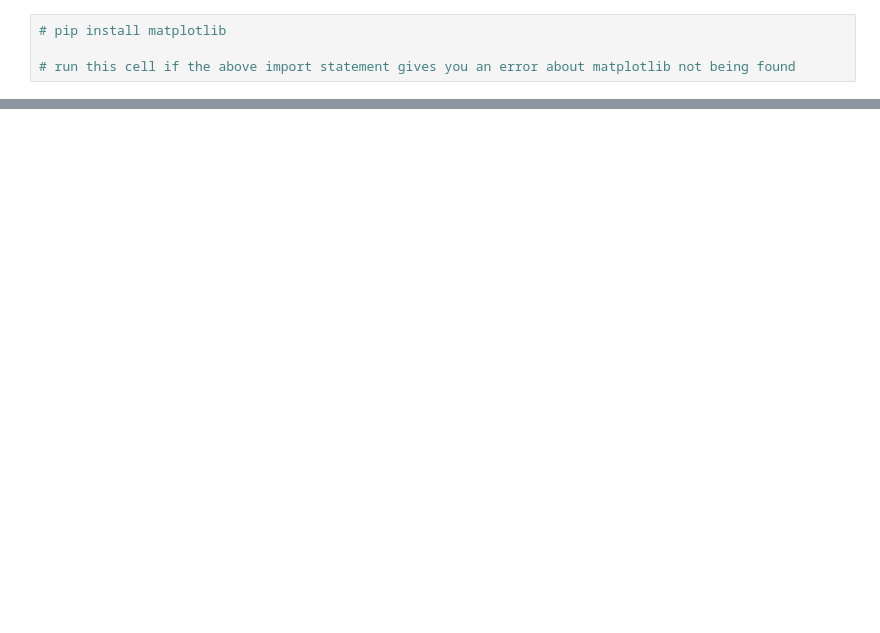
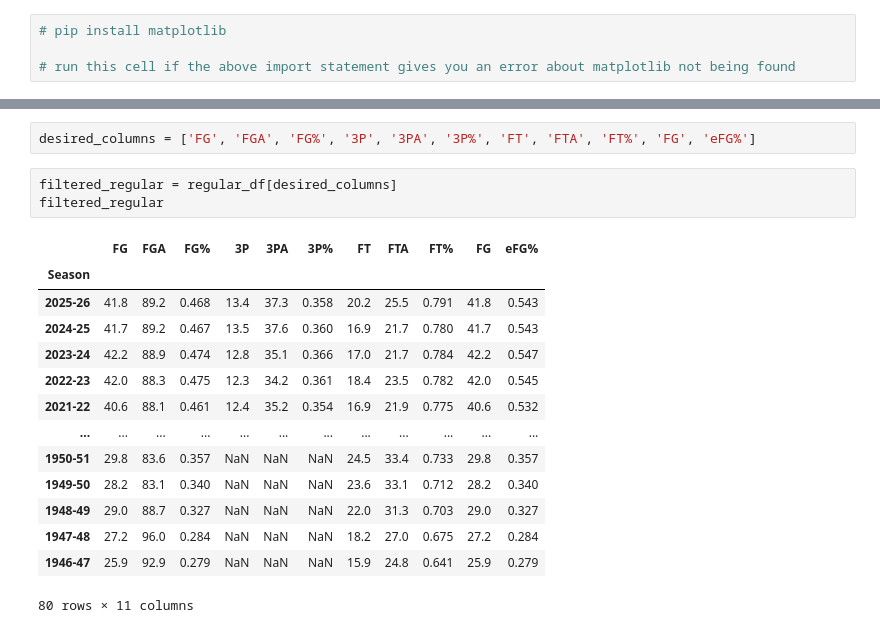
Before and after one commit to AidenLai2305/How-Have-NBA-Trends-Changed-Overtime, a Jupyter notebook: notebook.ipynb, the cells around one changed output, grey strips where cells are left out. Drawn from its saved outputs; the diff is of its cells as text; blank space fills up the shorter version.

```diff
--- a/notebook.ipynb
+++ b/notebook.ipynb
@@ -45,0 +77,20 @@ playoffs_df
+# %%
+desired_columns = ['FG', 'FGA', 'FG%', '3P', '3PA', '3P%', 'FT', 'FTA', 'FT%', 'FG', 'eFG%']
+# %%
+filtered_regular = regular_df[desired_columns]
+filtered_regular
+# %% [output]
+|  | FG | FGA | FG% | 3P | 3PA | 3P% | FT | FTA | FT% | FG | eFG% |
+| Season |  |  |  |  |  |  |  |  |  |  |  |
+| 2025-26 | 41.8 | 89.2 | 0.468 | 13.4 | 37.3 | 0.358 | 20.2 | 25.5 | 0.791 | 41.8 | 0.543 |
+| 2024-25 | 41.7 | 89.2 | 0.467 | 13.5 | 37.6 | 0.360 | 16.9 | 21.7 | 0.780 | 41.7 | 0.543 |
+| 2023-24 | 42.2 | 88.9 | 0.474 | 12.8 | 35.1 | 0.366 | 17.0 | 21.7 | 0.784 | 42.2 | 0.547 |
+| 2022-23 | 42.0 | 88.3 | 0.475 | 12.3 | 34.2 | 0.361 | 18.4 | 23.5 | 0.782 | 42.0 | 0.545 |
+| 2021-22 | 40.6 | 88.1 | 0.461 | 12.4 | 35.2 | 0.354 | 16.9 | 21.9 | 0.775 | 40.6 | 0.532 |
+| ... | ... | ... | ... | ... | ... | ... | ... | ... | ... | ... | ... |
+| 1950-51 | 29.8 | 83.6 | 0.357 | NaN | NaN | NaN | 24.5 | 33.4 | 0.733 | 29.8 | 0.357 |
+| 1949-50 | 28.2 | 83.1 | 0.340 | NaN | NaN | NaN | 23.6 | 33.1 | 0.712 | 28.2 | 0.340 |
+| 1948-49 | 29.0 | 88.7 | 0.327 | NaN | NaN | NaN | 22.0 | 31.3 | 0.703 | 29.0 | 0.327 |
+| 1947-48 | 27.2 | 96.0 | 0.284 | NaN | NaN | NaN | 18.2 | 27.0 | 0.675 | 27.2 | 0.284 |
+| 1946-47 | 25.9 | 92.9 | 0.279 | NaN | NaN | NaN | 15.9 | 24.8 | 0.641 | 25.9 | 0.279 |
+80 rows × 11 columns
```
Also changed, not shown: parts of 18 cells of this notebook.
